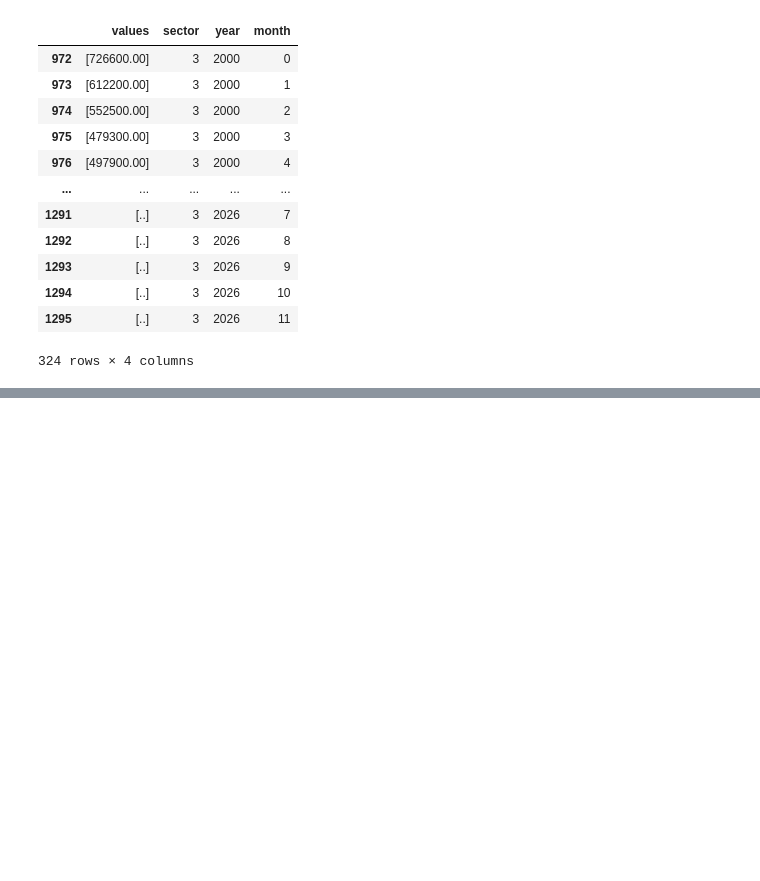
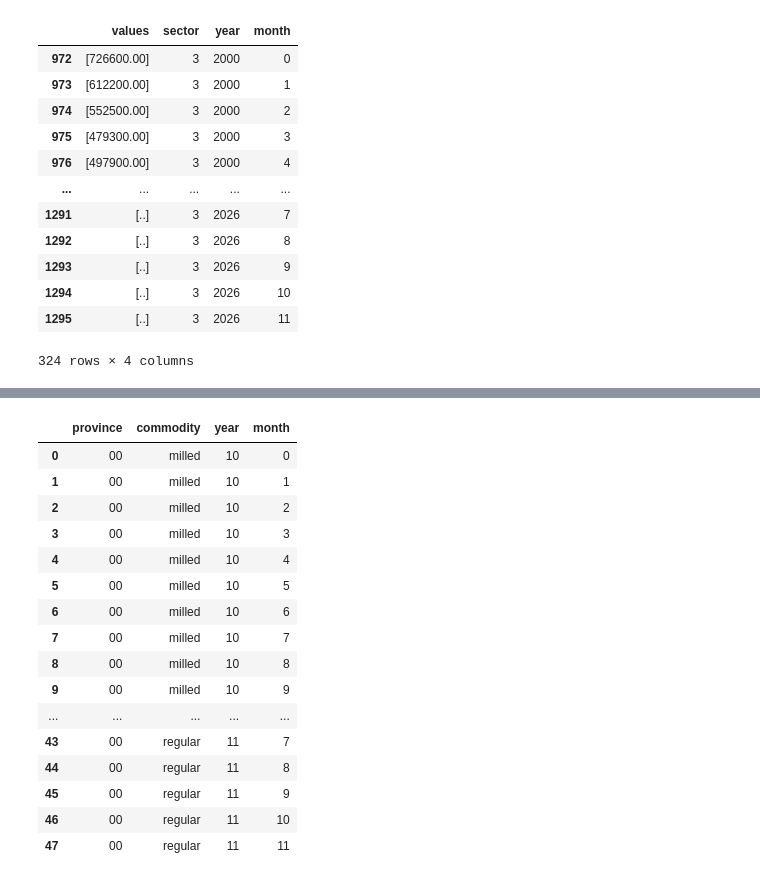
Before and after one commit to emmanresu/Thesis-Keras, a Jupyter notebook: prototype/requests_prototype.ipynb, the cells around one changed output, grey strips where cells are left out. Drawn from its saved outputs; the diff is of its cells as text; code cells hidden in the pictures; blank space fills up the shorter version.

Commit message:
added data manipulation for wholesale rice price (2000 - 2010)

```diff
--- a/prototype/requests_prototype.ipynb
+++ b/prototype/requests_prototype.ipynb
@@ -89,15 +90,15 @@ payload = {
         {
             "code": "Region Province",
             "selection": {"filter": "item", "values": ["00"]},
-        },  # Rice total, commercial, household, and nfa stocks
+        },  # 00 -> Philippines
         {
             "code": "Commodity",
             "selection": {"filter": "item", "values": ["2", "3"]},
-        },
+        },  # 2 -> well-milled rice | 3 -> regular-milled rice
         {
             "code": "Year",
             "selection": {"filter": "item", "values": ["10", "11"]},
-        },  # Years [10 = 2010 | 11 = 2011 | 12 = 2012 ... ]
+        },  # Years [10 -> 2000 | 11 -> 2001 | 12 -> 2002 ... ]
         {
             "code": "Month",
             "selection": {
@@ -522,0 +526,7 @@ total_stock["date"] = total_stock["year"].str.cat(total_stock["month"], sep='-')
+# %%
+wsprice_1 = pd.json_normalize(
+    response.json(), record_path=["data"]
+)
+
+# Display the cleaned DataFrame
+wsprice_1.head()
@@ -522,0 +542,27 @@ total_stock["date"] = total_stock["year"].str.cat(total_stock["month"], sep='-')
+# %%
+key_split = pd.DataFrame(wsprice_1['key'].to_list(), index=wsprice_1.index)
+key_split.columns = ['province', 'commodity', 'year', 'month']
+# %%
+# 2 -> well-milled rice price
+# 3 -> regular milled rice price
+key_split["commodity"] = where(key_split["commodity"] == '2', 'milled', 'regular')
+# %%
+key_split
+# %% [output]
+|  | province | commodity | year | month |
+| 0 | 00 | milled | 10 | 0 |
+| 1 | 00 | milled | 10 | 1 |
+| 2 | 00 | milled | 10 | 2 |
+| 3 | 00 | milled | 10 | 3 |
+| 4 | 00 | milled | 10 | 4 |
+| 5 | 00 | milled | 10 | 5 |
+| 6 | 00 | milled | 10 | 6 |
+| 7 | 00 | milled | 10 | 7 |
+| 8 | 00 | milled | 10 | 8 |
+| 9 | 00 | milled | 10 | 9 |
+| ... | ... | ... | ... | ... |
+| 43 | 00 | regular | 11 | 7 |
+| 44 | 00 | regular | 11 | 8 |
+| 45 | 00 | regular | 11 | 9 |
+| 46 | 00 | regular | 11 | 10 |
+| 47 | 00 | regular | 11 | 11 |
```
Also changed, not shown: parts of 13 cells of this notebook.
